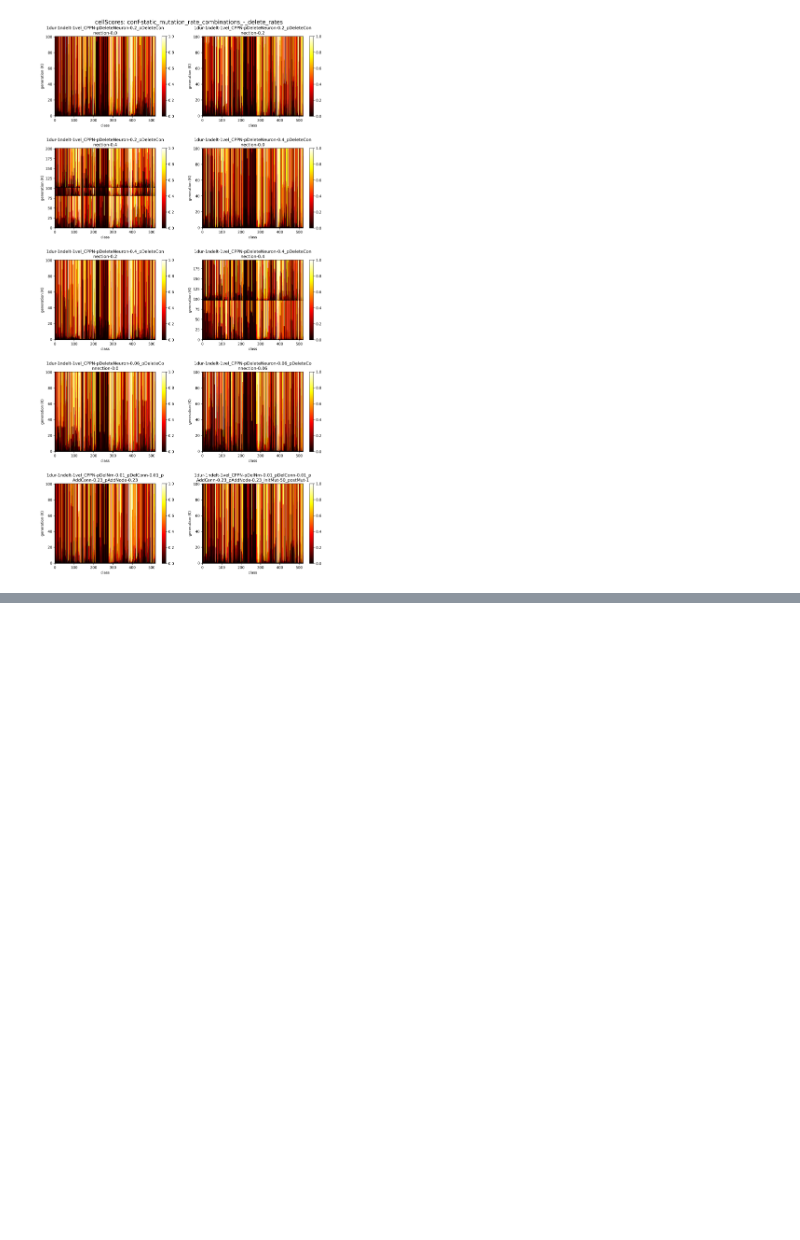
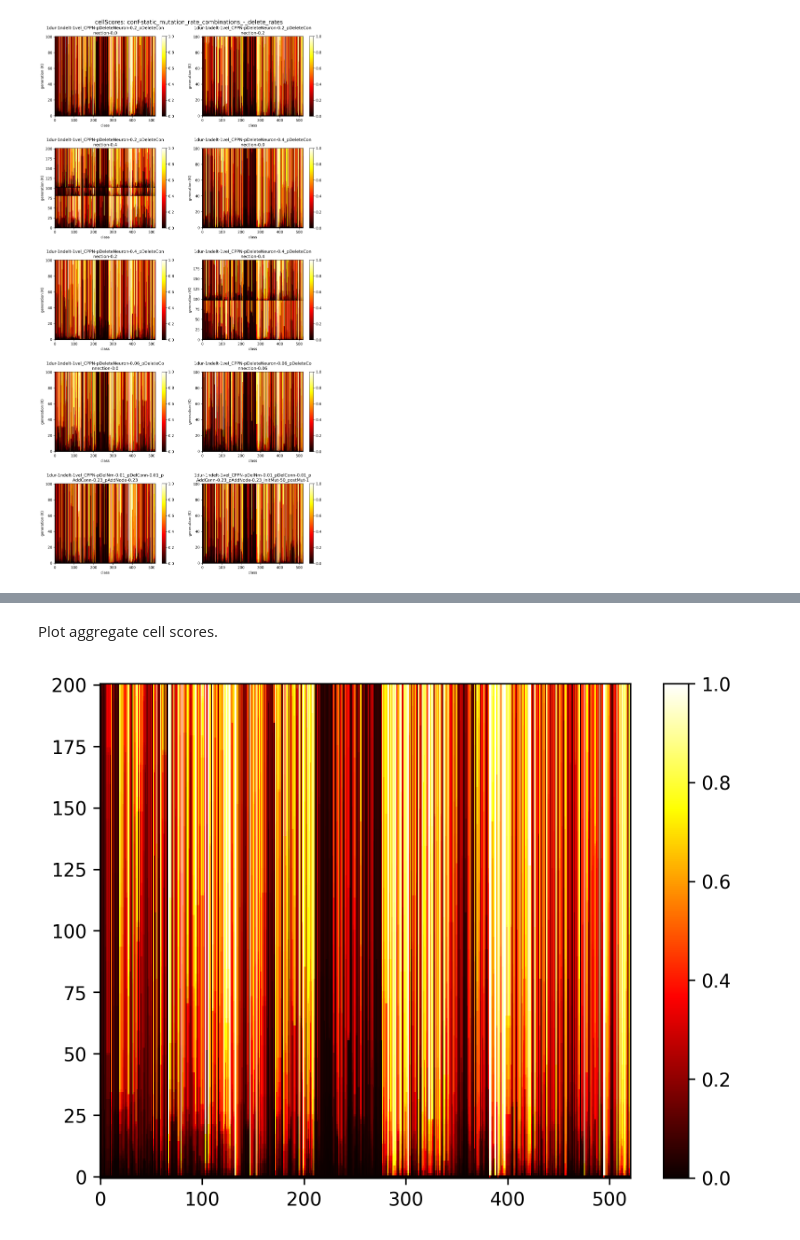
Before and after one commit to synth-is/kromosynth-cli, a Jupyter notebook: analysis/cellScores.ipynb, the cells around one changed output, grey strips where cells are left out. Drawn from its saved outputs; the diff is of its cells as text; code cells hidden in the pictures; blank space fills up the shorter version.

```diff
--- a/analysis/cellScores.ipynb
+++ b/analysis/cellScores.ipynb
@@ -12,7 +30,8 @@ import json
 #json_file_path = '/Users/bthj/QD/conf-static_mutation_rate_combinations/evolution-run-analysis_qd-scores,cell-scores,coverage,elite-generations,genome-statistics,genome-sets,variance,elites-energy,goal-switches,lineage,duration-pitch-delta-velocity-combinations_step-1000_thrshld_0.5_1685817614609.json'
 # json_file_path = '/Users/bthj/QD/conf-duration_delta_pitch_combinations/evolution-run-analysis_qd-scores,cell-scores,coverage,elite-generations,genome-statistics,genome-sets,variance,elites-energy,goal-switches,lineage,duration-pitch-delta-velocity-combinations_step-1000_thrshld_0.5_1685973719958.json'
 # json_file_path = '/Users/bthj/QD/conf-static_mutation_rate_combinations/evolution-run-analysis_cell-scores_step-10000_thrshld_0.5_1686002319863.json'
-json_file_path = '/Users/bjornpjo/QD-ROBIN/conf-static_mutation_rate_combinations_-_delete_rates/evolution-run-analysis_qd-scores,cell-scores,coverage,elite-generations,genome-statistics,genome-sets,variance,elites-energy,goal-switches,lineage,duration-pitch-delta-velocity-combinations_step-1000_1693259432178.json'
+# json_file_path = '/Users/bjornpjo/QD-ROBIN/conf-static_mutation_rate_combinations_-_delete_rates/evolution-run-analysis_qd-scores,cell-scores,coverage,elite-generations,genome-statistics,genome-sets,variance,elites-energy,goal-switches,lineage,duration-pitch-delta-velocity-combinations_step-1000_1693259432178.json'
+json_file_path = '/Users/bjornpjo/QD-ROBIN/conf-static_mutation_rate_combinations/evolution-run-analysis_qd-scores,cell-scores_step-1000_1696000553178.json'
 # x_multiplier = 1000  # Set this value as the step size in the JSON file name
 x_multiplier = 1000  # Set this value as the step size in the JSON file name
 title = "cellScores: " + json_file_path.split('/')[4]
@@ -136,0 +176,12 @@ cellScores = np.array(data['evoRuns'][0]['iterations'][0]['cellScores']).astype(
+# %% [markdown]
+Plot aggregate cell scores.
+# %%
+cellScoresMeans = data['evoRuns'][0]['aggregates']['cellScores']['means']
+
+# # Plot a heatmap of the cellScores 2D array with a colorbar, with the y axis inverted
+plt.imshow(cellScoresMeans, cmap='hot', interpolation='nearest', aspect='auto')
+plt.gca().invert_yaxis()
+plt.colorbar()
+plt.show()
+# %% [output]
+[figure, added]
```
Also changed, not shown: parts of 6 cells of this notebook, 11 other files.
